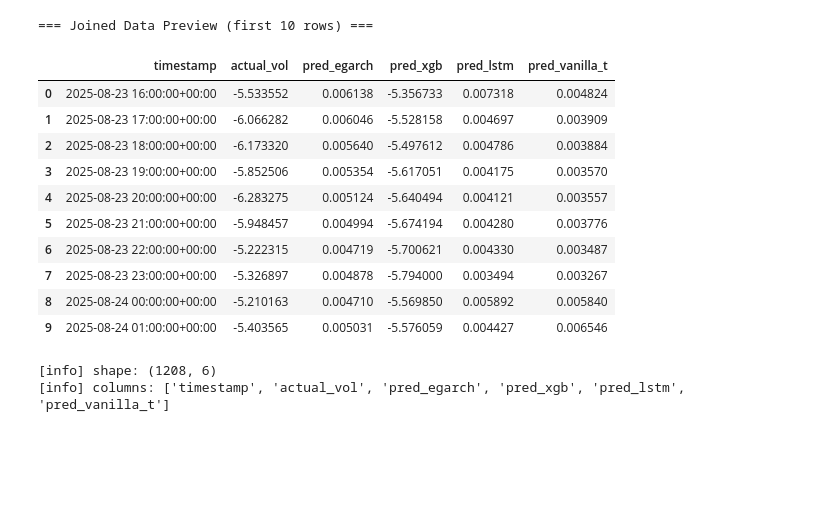
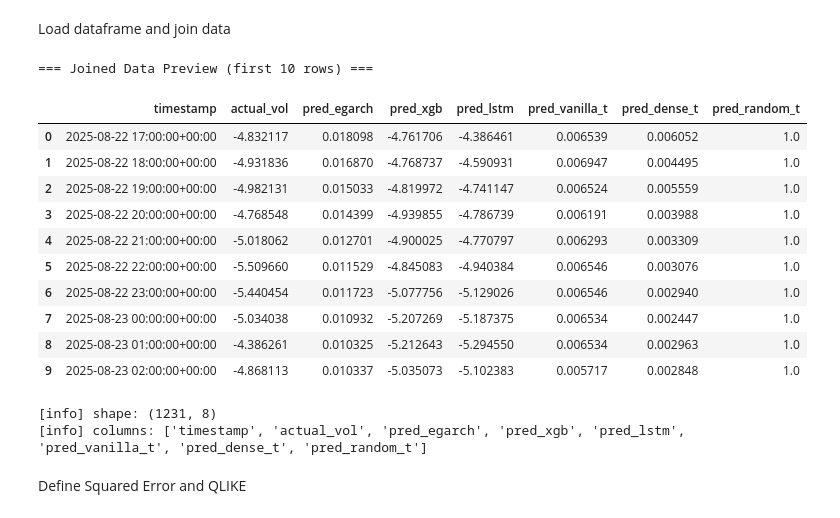
Before and after one commit to C3lineTan/DSE4101-CryptoWhale-2, a Jupyter notebook: ETH Models/DM Test_ETH.ipynb, the cells around one changed output. Cells and saved outputs as stored; diff of their text form; code cells hidden in the pictures; blank space fills up the shorter version.

Commit message:
add transformers

```diff
--- a/ETH Models/DM Test_ETH.ipynb
+++ b/ETH Models/DM Test_ETH.ipynb
@@ -9,14 +9,17 @@ try:
     _has_scipy = True
 except Exception:
     _has_scipy = False
+# %% [markdown]
+Load dataframe and join data
 # %%
 base_path = "../Data/eth_final_df.csv"
 lstm_path = "../Results/eth_lstm_prediction.csv"
 egarch_path = "../Results/eth_egarch_prediction.csv"
 xgb_path = "../Results/eth_xgb_prediction.csv"
 vanilla_t_path  = "../Results/eth_transformer_prediction.csv"
-# dense_t_path =
-# random_t_path =
+dense_t_path = "../Results/btc_transformer_dense_prediction.csv"
+random_t_path = "../Results/btc_transformer_random_prediction.csv"
+
 
 H = 1  # forecast horizon for DM (h-step ahead)
 ASSUME_INPUTS_ARE_VOL = True  # True if columns are volatility (sigma), False if already variance
@@ -40,53 +43,55 @@ def load_pred(path, new_col_name):
         d["timestamp"] = d["timestamp"].dt.tz_localize("UTC")
     pred_col = None
     for c in d.columns:
-        if c.lower() in {"pred_vol_future", "predicted_volatility"}:
+        if c.lower() in {"pred_vol_future", "predicted_volatility", "predicted"}:
             pred_col = c
             break
     if pred_col is None:
         raise ValueError("Could not find prediction column in " + path)
     d = d[["timestamp", pred_col]].rename(columns={pred_col: new_col_name})
     return d.drop_duplicates(subset="timestamp").sort_values("timestamp")
 
 actual = load_actual(base_path)
 
 pred_dfs = []
 for path, name in [
     (egarch_path, "pred_egarch"),
     (xgb_path, "pred_xgb"),
     (lstm_path, "pred_lstm"),
     (vanilla_t_path, "pred_vanilla_t"),
-    #(dense_t_path, "pred_dense_t"),
-    #(random_t_path, "pred_random_t")
+    (dense_t_path, "pred_dense_t"),
+    (random_t_path, "pred_random_t")
 ]:
     pred_dfs.append(load_pred(path, name))
 
 
 df = actual.copy()
 for p in pred_dfs:
     df = df.merge(p, on="timestamp", how="inner")
 
 df = df.sort_values("timestamp").drop_duplicates(subset=["timestamp"]).reset_index(drop=True)
 
 print("=== Joined Data Preview (first 10 rows) ===")
 display(df.head(10))
 print("[info] shape:", df.shape)
 print("[info] columns:", list(df.columns))
 # %% [output]
 === Joined Data Preview (first 10 rows) ===
-|  | timestamp | actual_vol | pred_egarch | pred_xgb | pred_lstm | pred_vanilla_t |
-| 0 | 2025-08-23 16:00:00+00:00 | -5.533552 | 0.006138 | -5.356733 | 0.007318 | 0.004824 |
-| 1 | 2025-08-23 17:00:00+00:00 | -6.066282 | 0.006046 | -5.528158 | 0.004697 | 0.003909 |
-| 2 | 2025-08-23 18:00:00+00:00 | -6.173320 | 0.005640 | -5.497612 | 0.004786 | 0.003884 |
-| 3 | 2025-08-23 19:00:00+00:00 | -5.852506 | 0.005354 | -5.617051 | 0.004175 | 0.003570 |
-| 4 | 2025-08-23 20:00:00+00:00 | -6.283275 | 0.005124 | -5.640494 | 0.004121 | 0.003557 |
-| 5 | 2025-08-23 21:00:00+00:00 | -5.948457 | 0.004994 | -5.674194 | 0.004280 | 0.003776 |
-| 6 | 2025-08-23 22:00:00+00:00 | -5.222315 | 0.004719 | -5.700621 | 0.004330 | 0.003487 |
-| 7 | 2025-08-23 23:00:00+00:00 | -5.326897 | 0.004878 | -5.794000 | 0.003494 | 0.003267 |
-| 8 | 2025-08-24 00:00:00+00:00 | -5.210163 | 0.004710 | -5.569850 | 0.005892 | 0.005840 |
-| 9 | 2025-08-24 01:00:00+00:00 | -5.403565 | 0.005031 | -5.576059 | 0.004427 | 0.006546 |
+|  | timestamp | actual_vol | pred_egarch | pred_xgb | pred_lstm | pred_vanilla_t | pred_dense_t | pred_random_t |
+| 0 | 2025-08-22 17:00:00+00:00 | -4.832117 | 0.018098 | -4.761706 | -4.386461 | 0.006539 | 0.006052 | 1.0 |
+| 1 | 2025-08-22 18:00:00+00:00 | -4.931836 | 0.016870 | -4.768737 | -4.590931 | 0.006947 | 0.004495 | 1.0 |
+| 2 | 2025-08-22 19:00:00+00:00 | -4.982131 | 0.015033 | -4.819972 | -4.741147 | 0.006524 | 0.005559 | 1.0 |
+| 3 | 2025-08-22 20:00:00+00:00 | -4.768548 | 0.014399 | -4.939855 | -4.786739 | 0.006191 | 0.003988 | 1.0 |
+| 4 | 2025-08-22 21:00:00+00:00 | -5.018062 | 0.012701 | -4.900025 | -4.770797 | 0.006293 | 0.003309 | 1.0 |
+| 5 | 2025-08-22 22:00:00+00:00 | -5.509660 | 0.011529 | -4.845083 | -4.940384 | 0.006546 | 0.003076 | 1.0 |
+| 6 | 2025-08-22 23:00:00+00:00 | -5.440454 | 0.011723 | -5.077756 | -5.129026 | 0.006546 | 0.002940 | 1.0 |
+| 7 | 2025-08-23 00:00:00+00:00 | -5.034038 | 0.010932 | -5.207269 | -5.187375 | 0.006534 | 0.002447 | 1.0 |
+| 8 | 2025-08-23 01:00:00+00:00 | -4.386261 | 0.010325 | -5.212643 | -5.294550 | 0.006534 | 0.002963 | 1.0 |
+| 9 | 2025-08-23 02:00:00+00:00 | -4.868113 | 0.010337 | -5.035073 | -5.102383 | 0.005717 | 0.002848 | 1.0 |
-[info] shape: (1208, 6)
-[info] columns: ['timestamp', 'actual_vol', 'pred_egarch', 'pred_xgb', 'pred_lstm', 'pred_vanilla_t']
+[info] shape: (1231, 8)
+[info] columns: ['timestamp', 'actual_vol', 'pred_egarch', 'pred_xgb', 'pred_lstm', 'pred_vanilla_t', 'pred_dense_t', 'pred_random_t']
+# %% [markdown]
+Define Squared Error and QLIKE
 # %%
 def squared_error(y, yhat):
     return (y - yhat) ** 2
```
Also changed, not shown: parts of 4 cells of this notebook.
